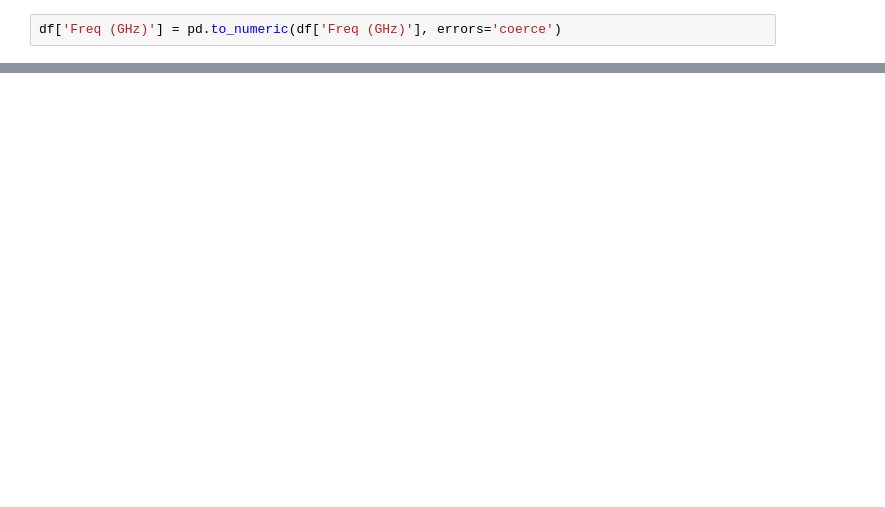
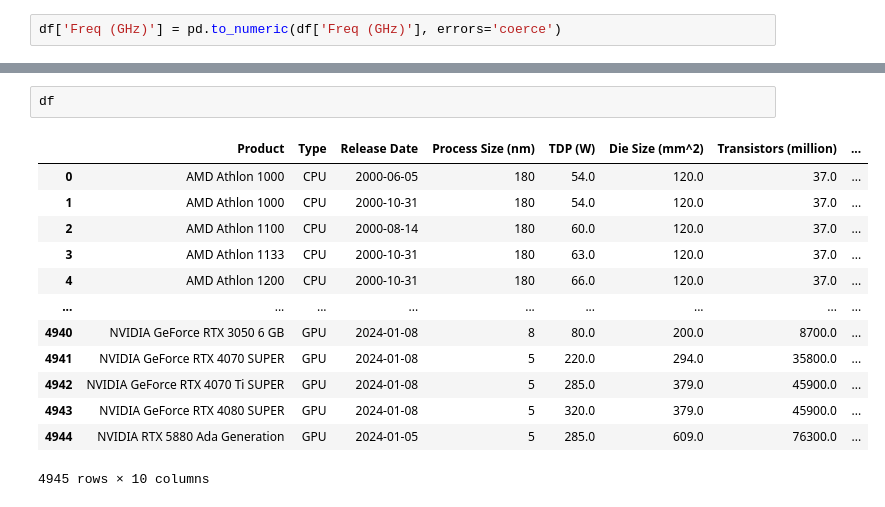
Before and after one commit to Mercymerine/Machine_Learning_1, a Jupyter notebook: Moore's_law.ipynb, the cells around one changed output, grey strips where cells are left out. Drawn from its saved outputs; the diff is of its cells as text; blank space fills up the shorter version.

```diff
--- a/Moore's_law.ipynb
+++ b/Moore's_law.ipynb
@@ -271,0 +388,16 @@ df.head()
+# %%
+df
+# %% [output]
+|  | Product | Type | Release Date | Process Size (nm) | TDP (W) | Die Size (mm^2) | Transistors (million) | ... |
+| 0 | AMD Athlon 1000 | CPU | 2000-06-05 | 180 | 54.0 | 120.0 | 37.0 | ... |
+| 1 | AMD Athlon 1000 | CPU | 2000-10-31 | 180 | 54.0 | 120.0 | 37.0 | ... |
+| 2 | AMD Athlon 1100 | CPU | 2000-08-14 | 180 | 60.0 | 120.0 | 37.0 | ... |
+| 3 | AMD Athlon 1133 | CPU | 2000-10-31 | 180 | 63.0 | 120.0 | 37.0 | ... |
+| 4 | AMD Athlon 1200 | CPU | 2000-10-31 | 180 | 66.0 | 120.0 | 37.0 | ... |
+| ... | ... | ... | ... | ... | ... | ... | ... | ... |
+| 4940 | NVIDIA GeForce RTX 3050 6 GB | GPU | 2024-01-08 | 8 | 80.0 | 200.0 | 8700.0 | ... |
+| 4941 | NVIDIA GeForce RTX 4070 SUPER | GPU | 2024-01-08 | 5 | 220.0 | 294.0 | 35800.0 | ... |
+| 4942 | NVIDIA GeForce RTX 4070 Ti SUPER | GPU | 2024-01-08 | 5 | 285.0 | 379.0 | 45900.0 | ... |
+| 4943 | NVIDIA GeForce RTX 4080 SUPER | GPU | 2024-01-08 | 5 | 320.0 | 379.0 | 45900.0 | ... |
+| 4944 | NVIDIA RTX 5880 Ada Generation | GPU | 2024-01-05 | 5 | 285.0 | 609.0 | 76300.0 | ... |
+4945 rows × 10 columns
```
Also changed, not shown: parts of 39 cells of this notebook.
